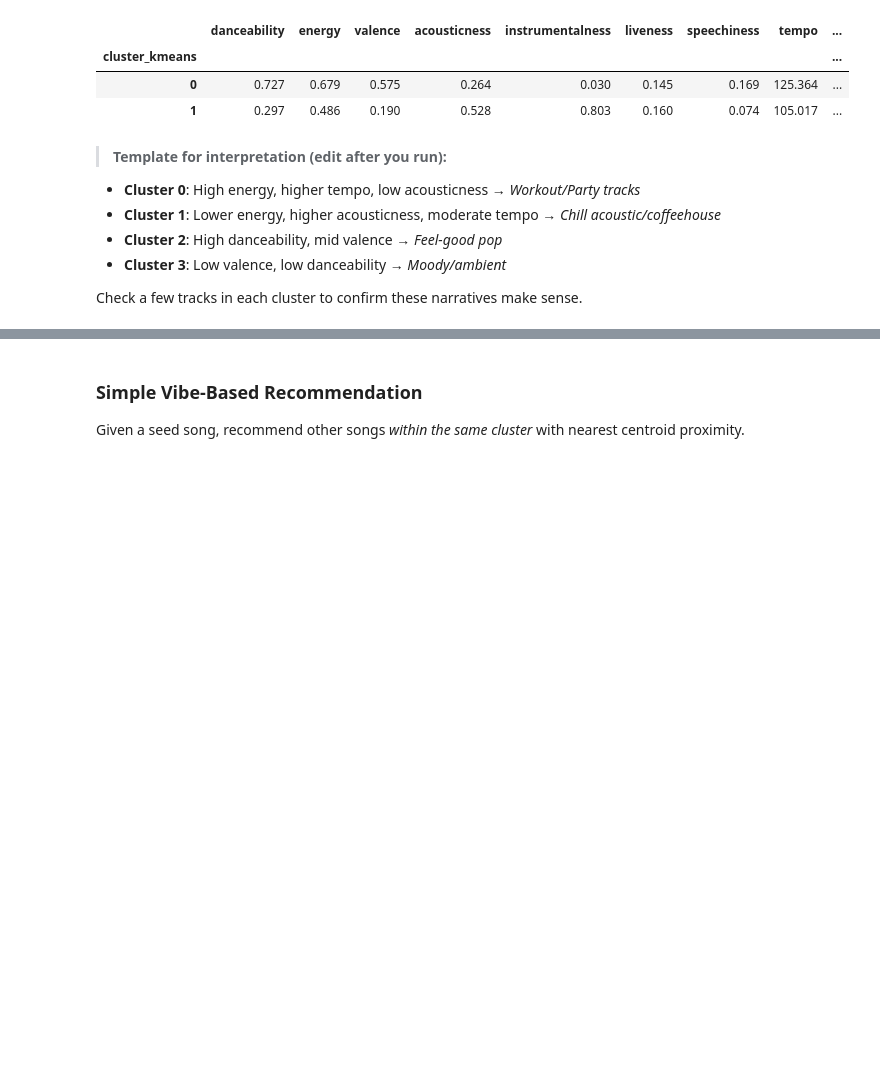
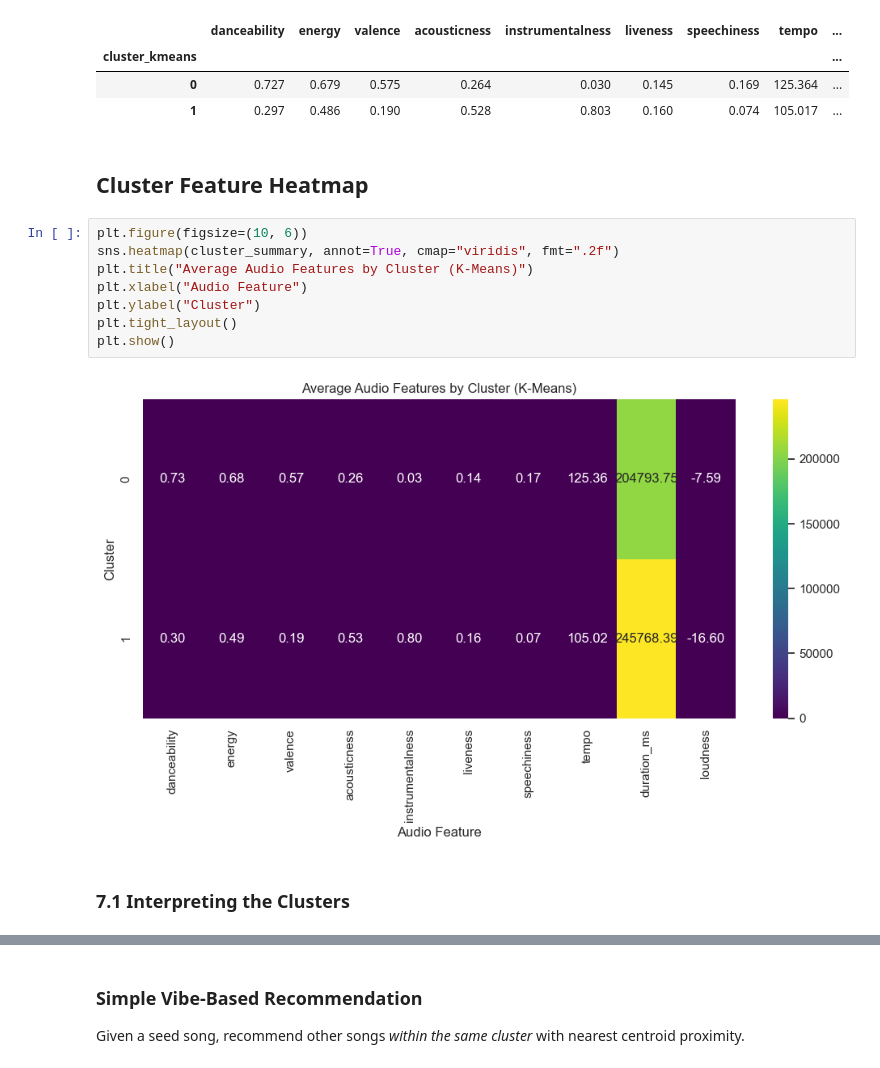
Before and after one commit to thetylerb/spotify_clustering, a Jupyter notebook: spotify_clustering_notebook.ipynb, the cells around one changed output, grey strips where cells are left out. Saved outputs shown, nothing was run; the diff lists cells and outputs as text; blank space fills up the shorter version.

```diff
--- a/spotify_clustering_notebook.ipynb
+++ b/spotify_clustering_notebook.ipynb
@@ -317,11 +355,17 @@ display(cluster_summary)
 | cluster_kmeans |  |  |  |  |  |  |  |  | ... |
 | 0 | 0.727 | 0.679 | 0.575 | 0.264 | 0.030 | 0.145 | 0.169 | 125.364 | ... |
 | 1 | 0.297 | 0.486 | 0.190 | 0.528 | 0.803 | 0.160 | 0.074 | 105.017 | ... |
-# %% [markdown]
-> **Template for interpretation (edit after you run):**
-- **Cluster 0**: High energy, higher tempo, low acousticness → *Workout/Party tracks*
-- **Cluster 1**: Lower energy, higher acousticness, moderate tempo → *Chill acoustic/coffeehouse*
-- **Cluster 2**: High danceability, mid valence → *Feel-good pop*
-- **Cluster 3**: Low valence, low danceability → *Moody/ambient*
-
-Check a few tracks in each cluster to confirm these narratives make sense.
+# %% [markdown]
+## Cluster Feature Heatmap
+# %%
+plt.figure(figsize=(10, 6))
+sns.heatmap(cluster_summary, annot=True, cmap="viridis", fmt=".2f")
+plt.title("Average Audio Features by Cluster (K-Means)")
+plt.xlabel("Audio Feature")
+plt.ylabel("Cluster")
+plt.tight_layout()
+plt.show()
+# %% [output]
+[figure, added]
+# %% [markdown]
+### 7.1 Interpreting the Clusters
```
Also changed, not shown: parts of 24 cells of this notebook, 3 other files.
